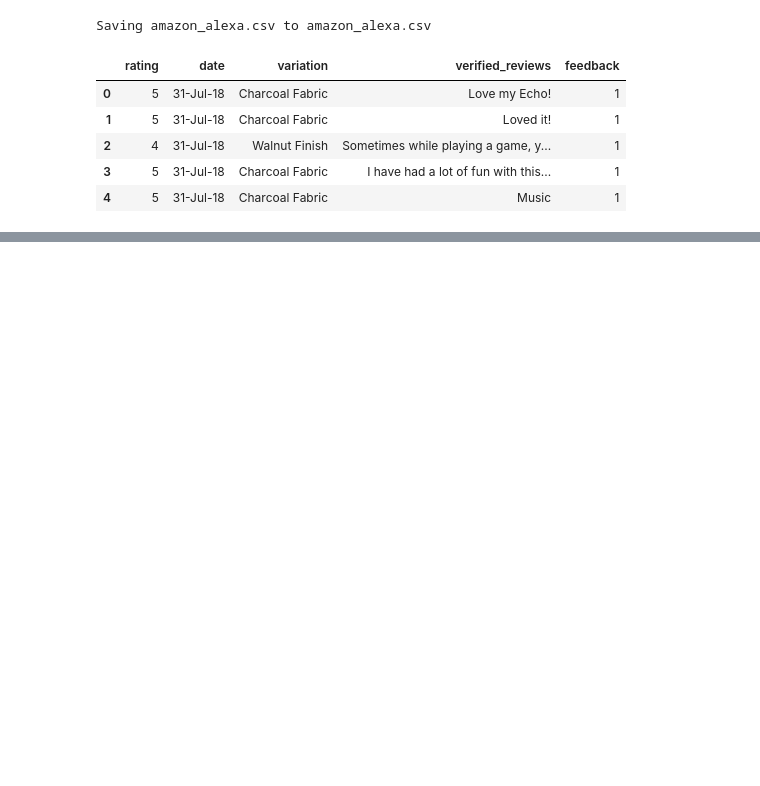
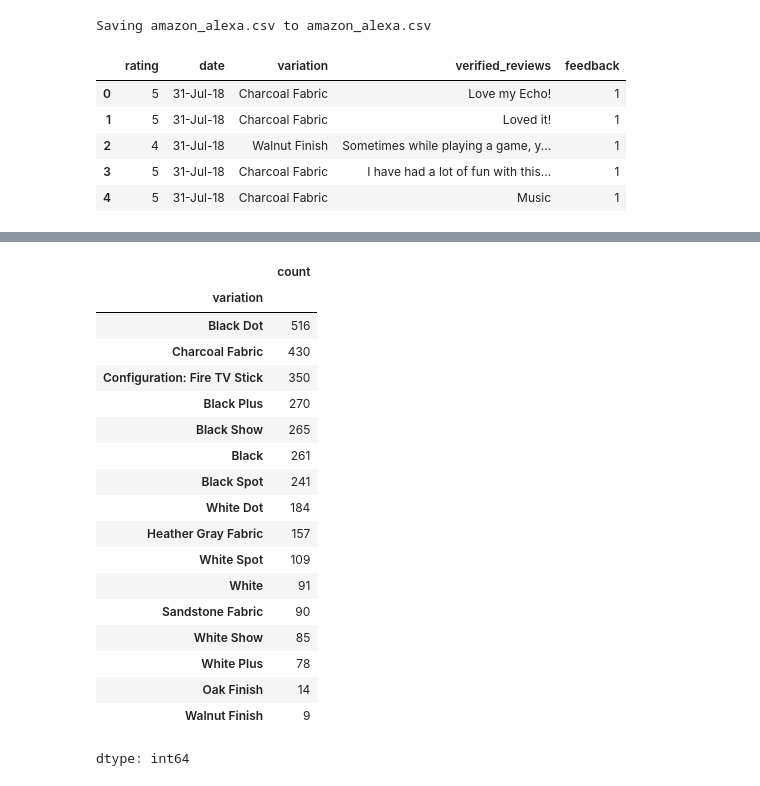
Before and after one commit to malavika-aiml/MLPROJECT, a Jupyter notebook: Decision_Trees.ipynb, the cells around one changed output, grey strips where cells are left out. Cells and saved outputs as stored; diff of their text form; code cells hidden in the pictures; blank space fills up the shorter version.

```diff
--- a/Decision_Trees.ipynb
+++ b/Decision_Trees.ipynb
@@ -21,0 +52,22 @@ df.head()
+# %%
+df_alexa["variation"].value_counts()
+# %% [output]
+|  | count |
+| variation |  |
+| Black Dot | 516 |
+| Charcoal Fabric | 430 |
+| Configuration: Fire TV Stick | 350 |
+| Black Plus | 270 |
+| Black Show | 265 |
+| Black | 261 |
+| Black Spot | 241 |
+| White Dot | 184 |
+| Heather Gray Fabric | 157 |
+| White Spot | 109 |
+| White | 91 |
+| Sandstone Fabric | 90 |
+| White Show | 85 |
+| White Plus | 78 |
+| Oak Finish | 14 |
+| Walnut Finish | 9 |
+dtype: int64
```
Also changed, not shown: parts of 11 cells of this notebook.
